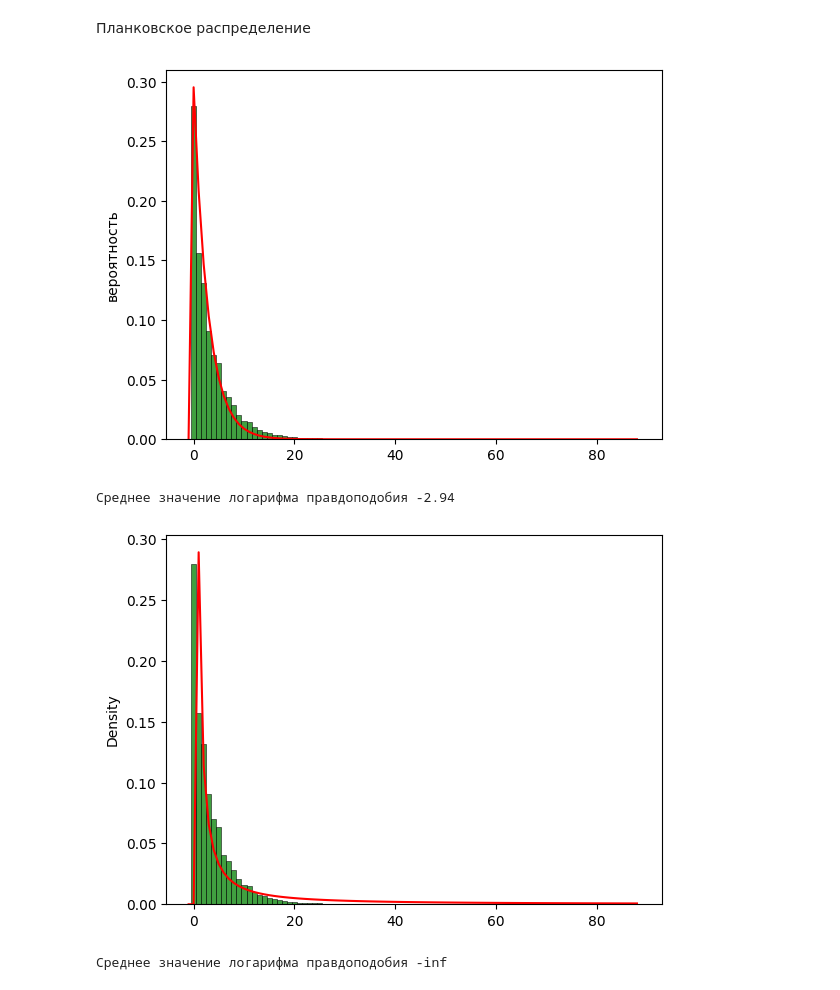
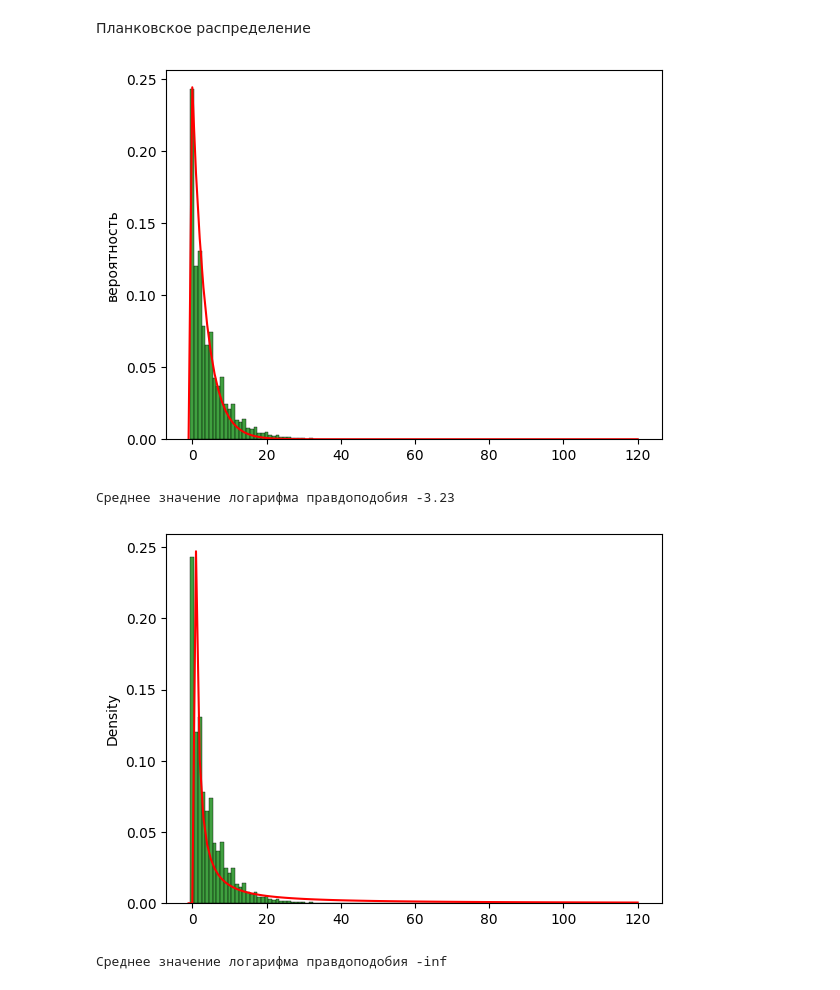
Before and after one commit to varushchi/data_analysis_python, a Jupyter notebook: 5lab.ipynb, the cells around one changed output. Drawn from its saved outputs; the diff is of its cells as text; code cells hidden in the pictures.

```diff
--- a/5lab.ipynb
+++ b/5lab.ipynb
@@ -15,8 +15,7 @@ with open('./data5/GCF_000242935.2_ASM24293v3_genomic.fna') as handle:
     for record in SeqIO.parse(handle, "fasta"):
         fasta_sequence.append(record.seq)
 
-# первая последовательность слишком длинная и не хочет выводиться, взял вторую
-fasta_sequence = fasta_sequence[1]
+fasta_sequence = fasta_sequence[0]
 
 start = None
 intervals = []
@@ -27,4 +26,3 @@ for i in range(len(fasta_sequence)):
         else:
             intervals.append(i - start - 1)
             start = i
-print(intervals)
@@ -49,7 +45,7 @@ print('Среднее значение логарифма правдоподоб
 Планковское распределение
 # %%
 sample = np.array(intervals)
-a = 0.35
+a = 0.28
 sns.histplot(sample, stat='density', discrete=True, color='green')
 plt.ylabel('вероятность')
 T=range(min(sample)-1,max(sample)+1)
@@ -58,17 +54,17 @@ plt.show()
 u=sum(stats.dlaplace.logpmf(sample, a))/len(sample)
 print('Среднее значение логарифма правдоподобия {:.3}'.format(u))
 # %% [output]
-[figure, old version]
+[figure, new version]
-Среднее значение логарифма правдоподобия -2.94
+Среднее значение логарифма правдоподобия -3.23
 # %%
-a = 1.35
+a = 1.29
 sample = np.array(intervals)
 sns.histplot(sample, stat='density', discrete=True, color='green')
 T=range(sample.min()-1, sample.max()+1)
 plt.plot(T, stats.zipf.pmf(T, a), color='red')
 plt.show()
 u=sum(stats.zipf.logpmf(sample, a))/len(sample)
 print('Среднее значение логарифма правдоподобия {:.3}'.format(u))
 # %% [output]
-[figure, old version]
+[figure, new version]
 Среднее значение логарифма правдоподобия -inf
```
Also changed, not shown: parts of 2 cells of this notebook.
